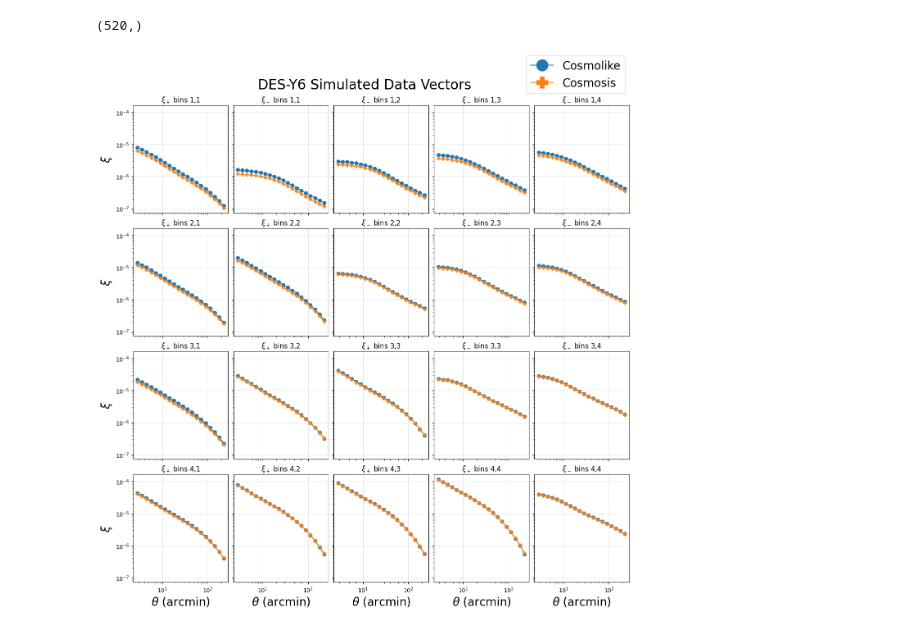
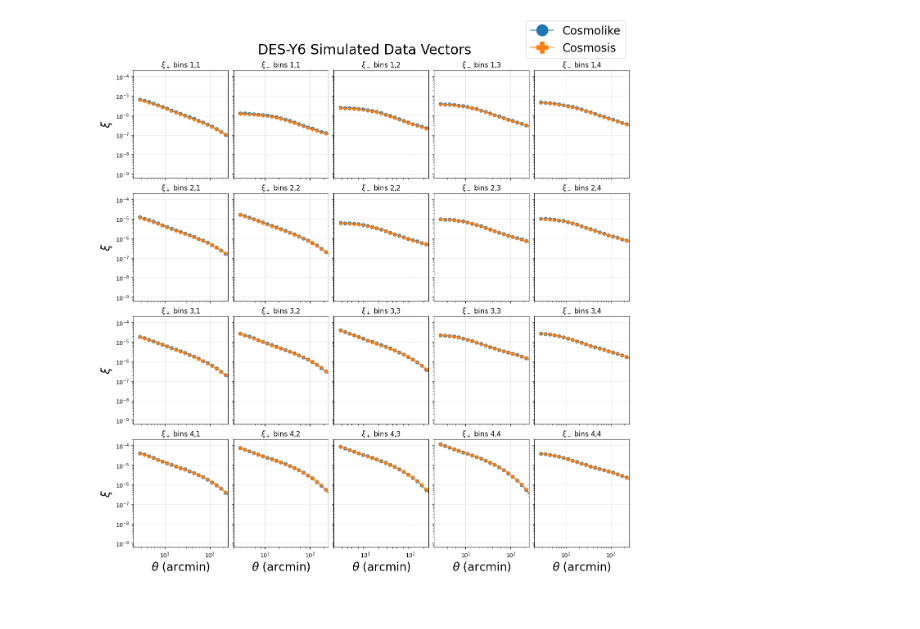
Before and after one commit to joaoreboucas1/y6_code_comparison, a Jupyter notebook: comparing/plot.ipynb, the cells around one changed output. Drawn from its saved outputs; the diff is of its cells as text; code cells hidden in the pictures.

```diff
--- a/comparing/plot.ipynb
+++ b/comparing/plot.ipynb
@@ -7,24 +7,22 @@ from utils import *
 num_bins = 4 # Cosmic shear part
 # %%
 # Load Cosmolike data
-theta = get_theta(2.5, 250, 20)
+mystery_factor = 1.01104325067
+theta = get_theta(2.5/mystery_factor, 995.2679263837432/mystery_factor, 26)
 _, dv_cosmolike   = np.loadtxt("../cosmolike/LCDM.modelvector", unpack=True)
 # %%
 # Load Cosmosis data
 COSMOSIS_DATA_PATH = "../cosmosis/lcdm_datavector_run/"
 dv_cosmosis = []
 theta_cosmosis = np.loadtxt(f"{COSMOSIS_DATA_PATH}/shear_xi_plus/theta.txt")*RAD_TO_ARCMIN
+theta_edges_cosmosis = np.loadtxt(f"{COSMOSIS_DATA_PATH}/shear_xi_plus/theta_edges.txt")*RAD_TO_ARCMIN
 for corr_func in ["plus", "minus"]:
     for i in range(1, num_bins + 1):
         for j in range(i, num_bins + 1):
             xi_ij = np.loadtxt(f"{COSMOSIS_DATA_PATH}/shear_xi_{corr_func}/bin_{j}_{i}.txt")
-            xi_ij = xi_ij[theta_cosmosis < 250]
+            # xi_ij = xi_ij[theta_cosmosis < 250]
             dv_cosmosis.append(xi_ij)
 dv_cosmosis = np.array(dv_cosmosis).flatten()
-# %%
-dv_cosmosis.shape
-# %% [output]
-(520,)
 # %%
 num_bins = 4
 num_cols = num_bins+1
@@ -54,31 +52,32 @@ for i in range(num_bins):
             plus_idx += 1
             label = r'$\xi_+$'
         else:
             j = col - 1
             start = minus_idx * block_size
             end = start + block_size
             ax.loglog(theta, xi_minus_cosmolike[start:end], color='C0', marker='o', linestyle='-')
             ax.loglog(theta, xi_minus_cosmosis[start:end], color='C1', marker='P', linestyle='-')
             line_idx = tri_count + minus_idx
             minus_idx += 1
             label = r'$\xi_-$'
 
         if i == num_bins - 1:
             ax.set_xlabel('$\\theta$ (arcmin)', fontsize=20)
         if col == 0:
             ax.set_ylabel('$\\xi$', fontsize=20)
 
         ax.set_title(f'{label} bins {i+1},{j+1}', fontsize=12)
+        ax.set_xlim([2, 255])
         ax.grid(True, linewidth=0.5, alpha=0.5)
 
 handles = [
     Line2D([], [], marker="o", color="C0", markersize=20, label="Cosmolike"),
     Line2D([], [], marker="P", color="C1", markersize=20, label="Cosmosis"),
 ]
 fig.legend(handles=handles, bbox_to_anchor=(1, 1.05), fontsize=20)
 
 fig.suptitle('DES-Y6 Simulated Data Vectors', fontsize=24)
 plt.savefig("comparison_shear.pdf", bbox_inches="tight")
 plt.show()
 # %% [output]
-[figure, old version]
+[figure, new version]
```
Also changed, not shown: parts of 1 cell of this notebook, 5 other files.
